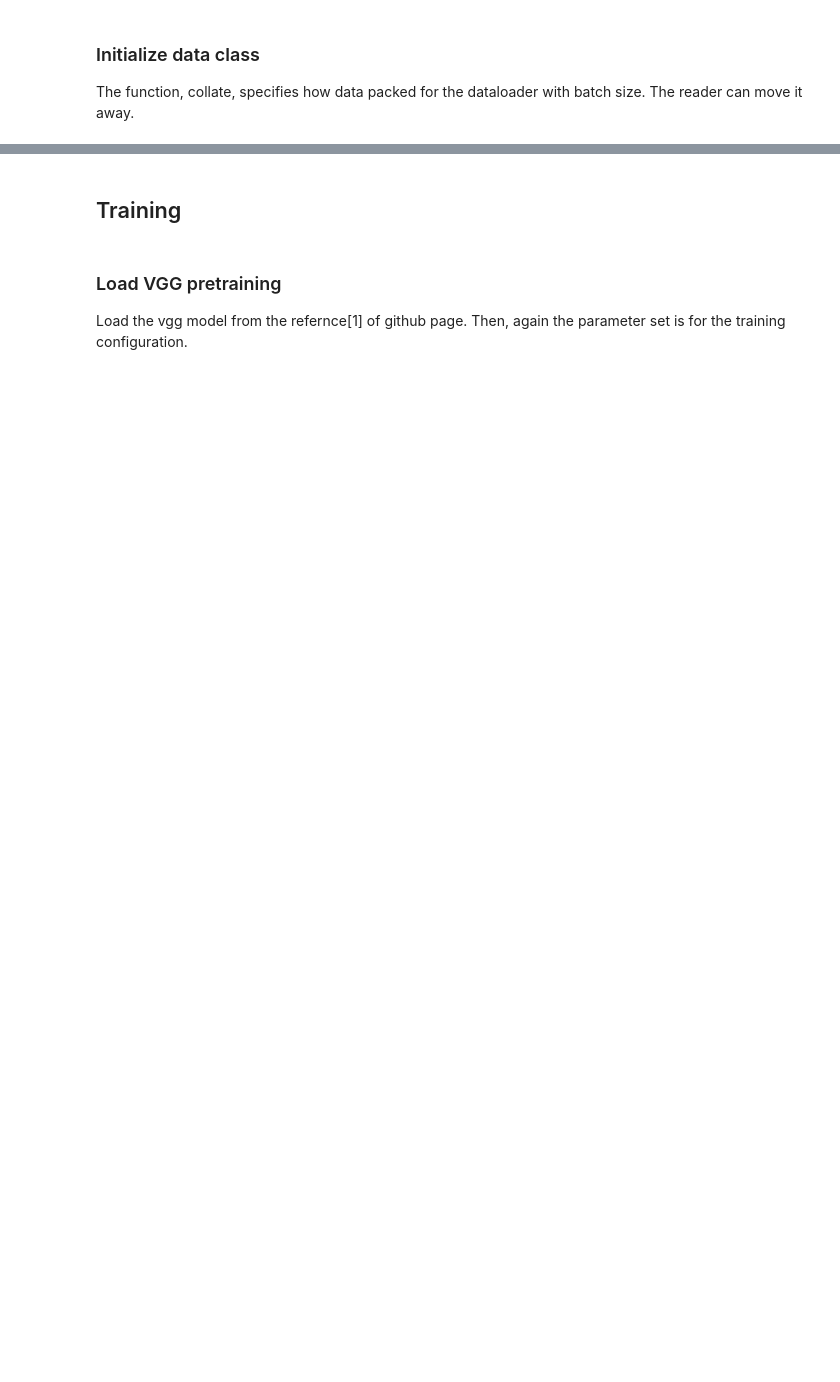
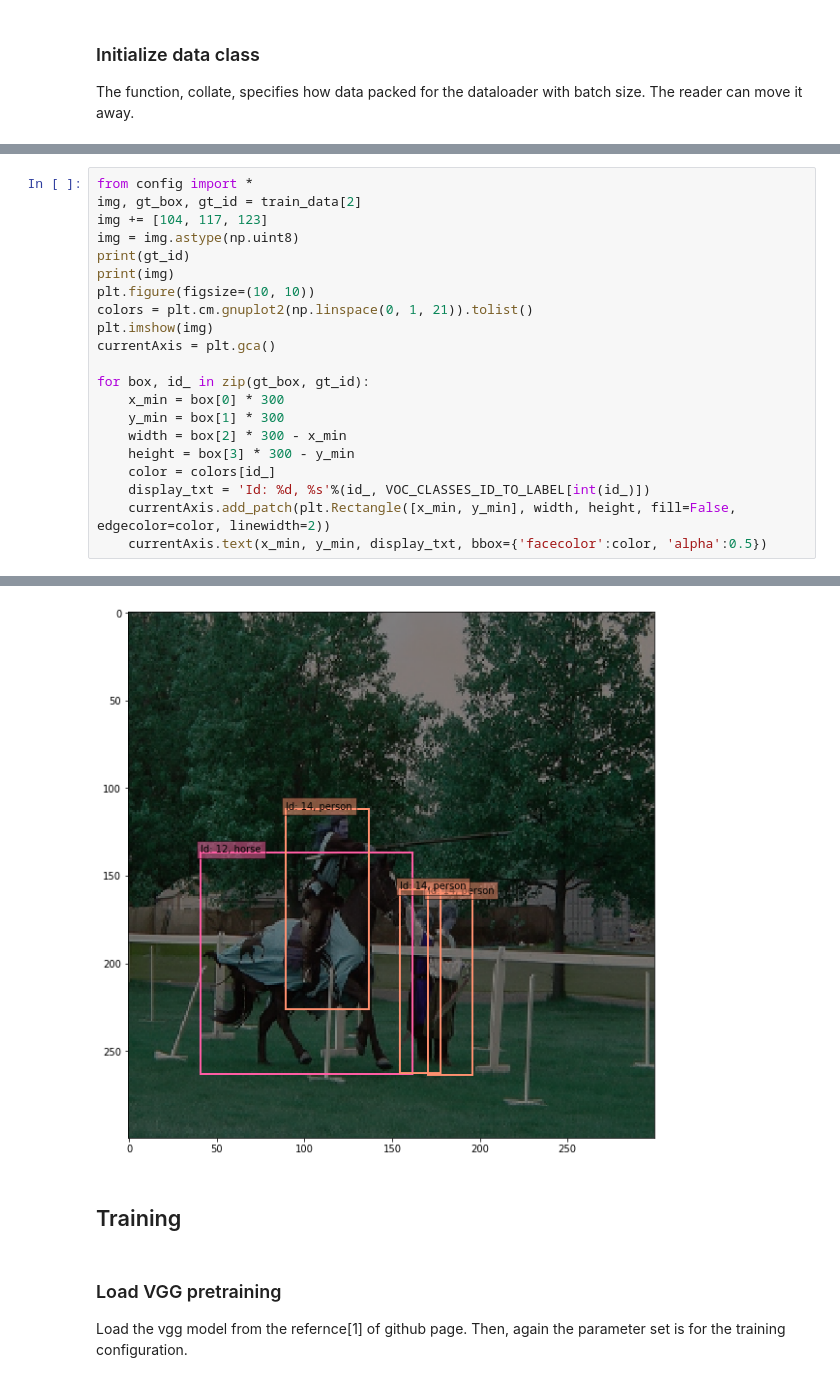
Before and after one commit to sanjuu11525/SSD-implementation, a Jupyter notebook: demo.ipynb, the cells around one changed output, grey strips where cells are left out. Drawn from its saved outputs; the diff is of its cells as text; blank space fills up the shorter version.

```diff
--- a/demo.ipynb
+++ b/demo.ipynb
@@ -62,0 +100,22 @@ train_data.showGroundTruth(92)
+# %%
+from config import *
+img, gt_box, gt_id = train_data[2]
+img += [104, 117, 123]
+img = img.astype(np.uint8)
+print(gt_id)
+print(img)
+plt.figure(figsize=(10, 10))
+colors = plt.cm.gnuplot2(np.linspace(0, 1, 21)).tolist()
+plt.imshow(img)
+currentAxis = plt.gca()
+
+for box, id_ in zip(gt_box, gt_id):
+    x_min = box[0] * 300
+    y_min = box[1] * 300
+    width = box[2] * 300 - x_min
+    height = box[3] * 300 - y_min
+    color = colors[id_]
+    display_txt = 'Id: %d, %s'%(id_, VOC_CLASSES_ID_TO_LABEL[int(id_)])
+    currentAxis.add_patch(plt.Rectangle([x_min, y_min], width, height, fill=False, edgecolor=color, linewidth=2))
+    currentAxis.text(x_min, y_min, display_txt, bbox={'facecolor':color, 'alpha':0.5})
+# %% [output]
@@ -63,3 +139,4 @@ train_data.showGroundTruth(92)
+[figure, added]
 # %% [markdown]
 ## Training
 # %% [markdown]
```
Also changed, not shown: parts of 5 cells of this notebook.
